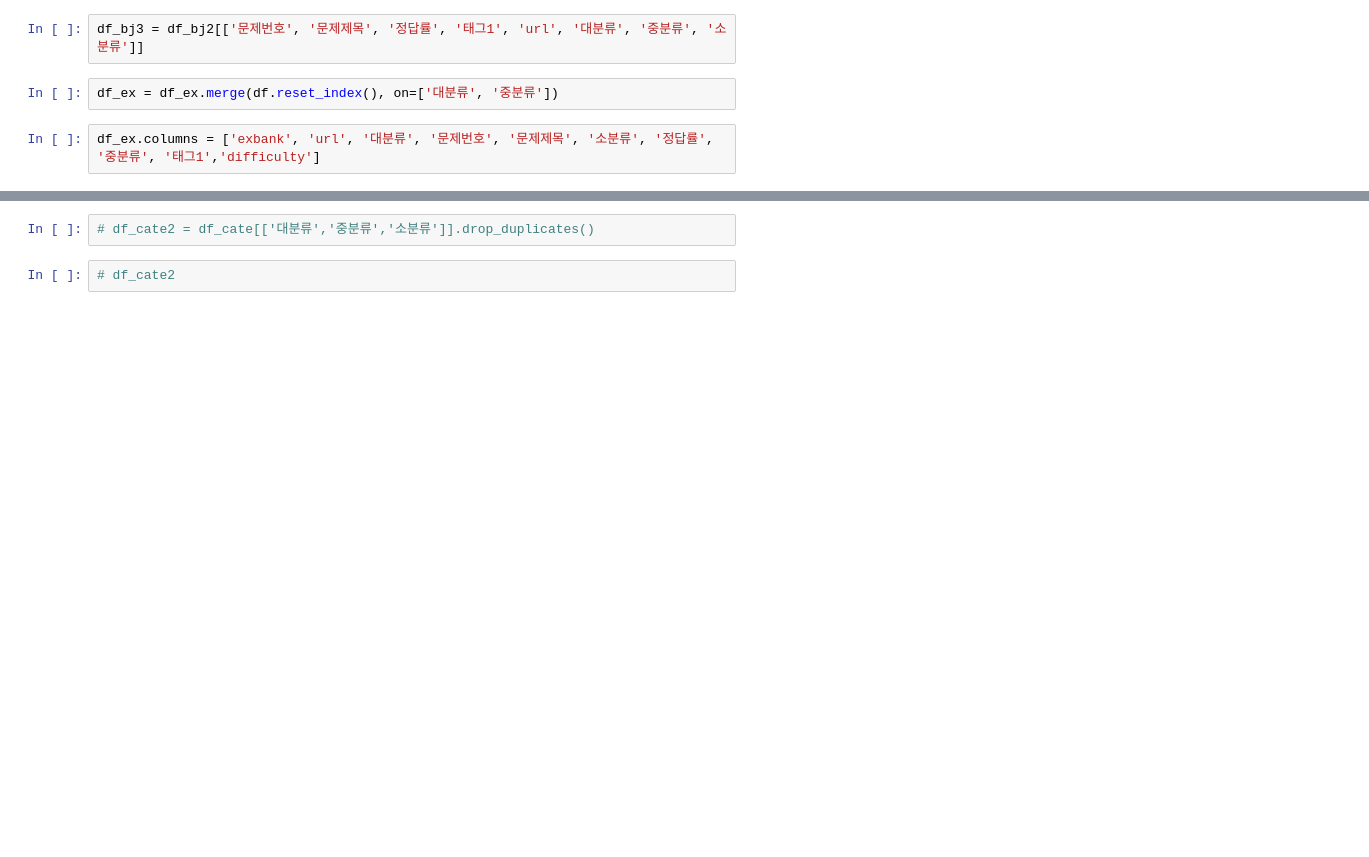
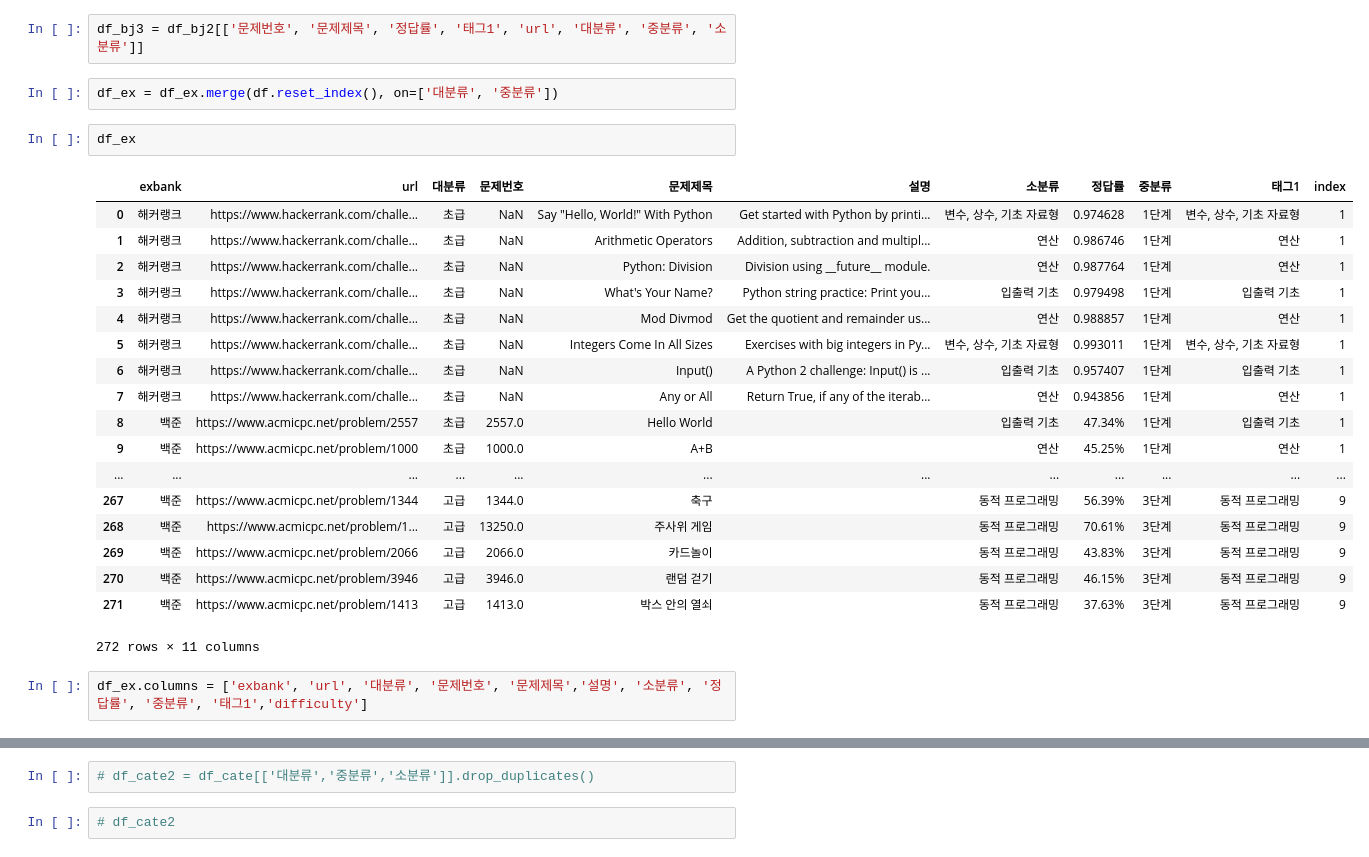
Before and after one commit to skkuse/2019spring_01class_team4, a Jupyter notebook: data/Problem_ex.ipynb, the cells around one changed output, grey strips where cells are left out. Saved outputs shown, nothing was run; the diff lists cells and outputs as text; blank space fills up the shorter version.

```diff
--- a/data/Problem_ex.ipynb
+++ b/data/Problem_ex.ipynb
@@ -147,8 +187,29 @@ df.reset_index()
 df_bj3 = df_bj2[['문제번호', '문제제목', '정답률', '태그1', 'url', '대분류', '중분류', '소분류']]
 # %%
 df_ex = df_ex.merge(df.reset_index(), on=['대분류', '중분류'])
+# %%
+df_ex
+# %% [output]
+|  | exbank | url | 대분류 | 문제번호 | 문제제목 | 설명 | 소분류 | 정답률 | 중분류 | 태그1 | index |
+| 0 | 해커랭크 | https://www.hackerrank.com/challe... | 초급 | NaN | Say "Hello, World!" With Python | Get started with Python by printi... | 변수, 상수, 기초 자료형 | 0.974628 | 1단계 | 변수, 상수, 기초 자료형 | 1 |
+| 1 | 해커랭크 | https://www.hackerrank.com/challe... | 초급 | NaN | Arithmetic Operators | Addition, subtraction and multipl... | 연산 | 0.986746 | 1단계 | 연산 | 1 |
+| 2 | 해커랭크 | https://www.hackerrank.com/challe... | 초급 | NaN | Python: Division | Division using __future__ module. | 연산 | 0.987764 | 1단계 | 연산 | 1 |
+| 3 | 해커랭크 | https://www.hackerrank.com/challe... | 초급 | NaN | What's Your Name? | Python string practice: Print you... | 입출력 기초 | 0.979498 | 1단계 | 입출력 기초 | 1 |
+| 4 | 해커랭크 | https://www.hackerrank.com/challe... | 초급 | NaN | Mod Divmod | Get the quotient and remainder us... | 연산 | 0.988857 | 1단계 | 연산 | 1 |
+| 5 | 해커랭크 | https://www.hackerrank.com/challe... | 초급 | NaN | Integers Come In All Sizes | Exercises with big integers in Py... | 변수, 상수, 기초 자료형 | 0.993011 | 1단계 | 변수, 상수, 기초 자료형 | 1 |
+| 6 | 해커랭크 | https://www.hackerrank.com/challe... | 초급 | NaN | Input() | A Python 2 challenge: Input() is ... | 입출력 기초 | 0.957407 | 1단계 | 입출력 기초 | 1 |
+| 7 | 해커랭크 | https://www.hackerrank.com/challe... | 초급 | NaN | Any or All | Return True, if any of the iterab... | 연산 | 0.943856 | 1단계 | 연산 | 1 |
+| 8 | 백준 | https://www.acmicpc.net/problem/2557 | 초급 | 2557.0 | Hello World |  | 입출력 기초 | 47.34% | 1단계 | 입출력 기초 | 1 |
+| 9 | 백준 | https://www.acmicpc.net/problem/1000 | 초급 | 1000.0 | A+B |  | 연산 | 45.25% | 1단계 | 연산 | 1 |
+| ... | ... | ... | ... | ... | ... | ... | ... | ... | ... | ... | ... |
+| 267 | 백준 | https://www.acmicpc.net/problem/1344 | 고급 | 1344.0 | 축구 |  | 동적 프로그래밍 | 56.39% | 3단계 | 동적 프로그래밍 | 9 |
+| 268 | 백준 | https://www.acmicpc.net/problem/1... | 고급 | 13250.0 | 주사위 게임 |  | 동적 프로그래밍 | 70.61% | 3단계 | 동적 프로그래밍 | 9 |
+| 269 | 백준 | https://www.acmicpc.net/problem/2066 | 고급 | 2066.0 | 카드놀이 |  | 동적 프로그래밍 | 43.83% | 3단계 | 동적 프로그래밍 | 9 |
+| 270 | 백준 | https://www.acmicpc.net/problem/3946 | 고급 | 3946.0 | 랜덤 걷기 |  | 동적 프로그래밍 | 46.15% | 3단계 | 동적 프로그래밍 | 9 |
+| 271 | 백준 | https://www.acmicpc.net/problem/1413 | 고급 | 1413.0 | 박스 안의 열쇠 |  | 동적 프로그래밍 | 37.63% | 3단계 | 동적 프로그래밍 | 9 |
+272 rows × 11 columns
 # %%
-df_ex.columns = ['exbank', 'url', '대분류', '문제번호', '문제제목', '소분류', '정답률', '중분류', '태그1','difficulty']
+df_ex.columns = ['exbank', 'url', '대분류', '문제번호', '문제제목','설명', '소분류', '정답률', '중분류', '태그1','difficulty']
 # %%
 df_ex
 # %% [output]
```
Also changed, not shown: parts of 16 cells of this notebook, 19 other files.
